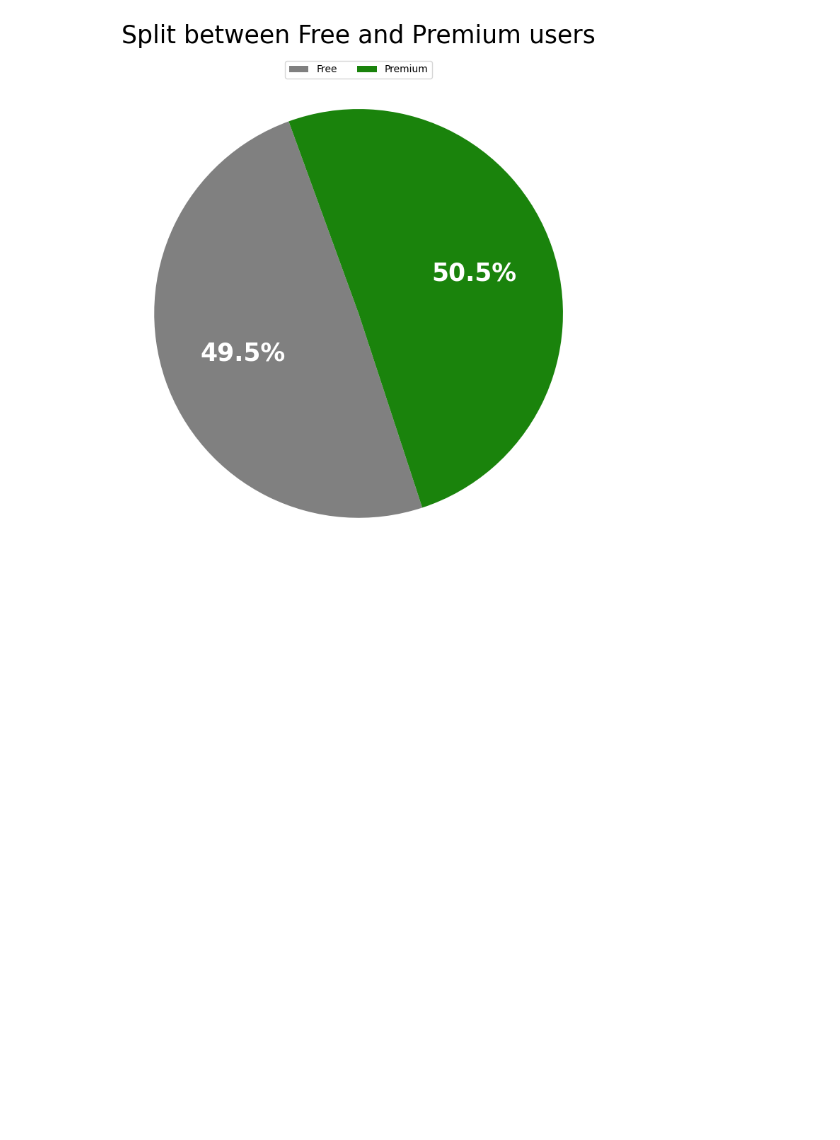
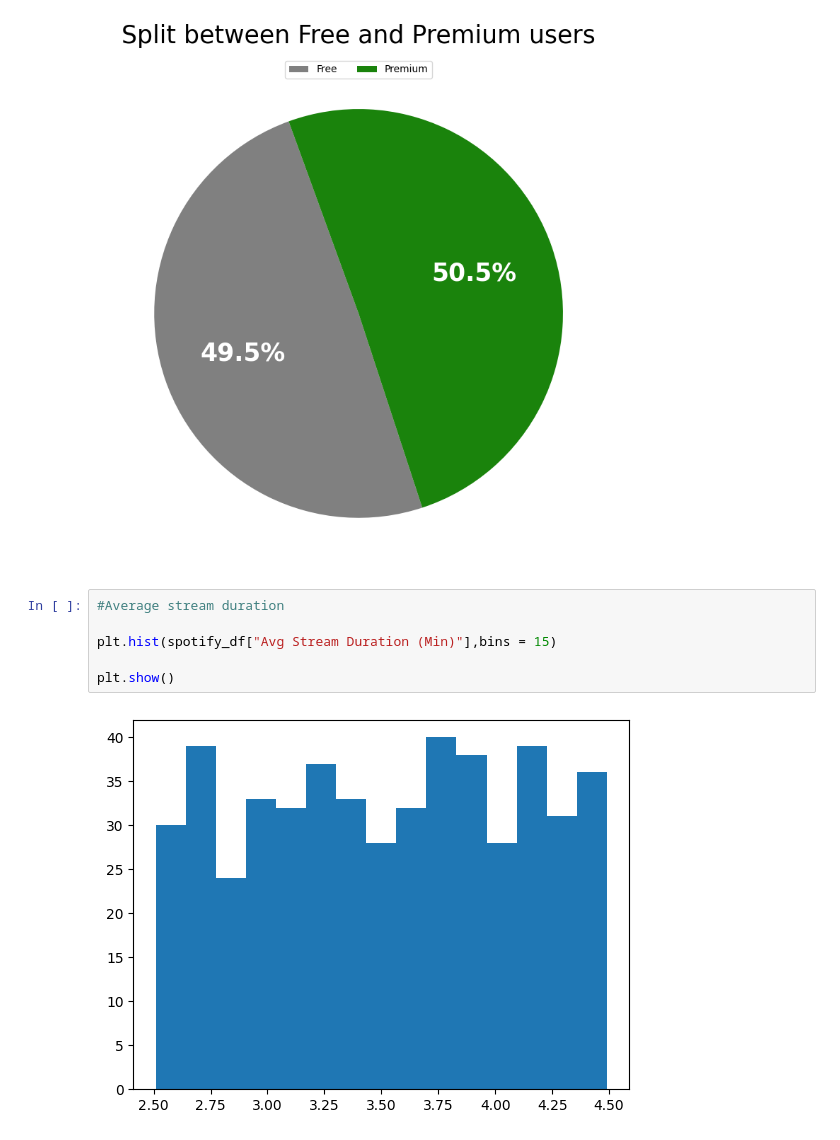
Before and after one commit to shivahari04/learning_plots_sivakami, a Jupyter notebook: notebooks/learning_plots.ipynb, the cells around one changed output. Cells and saved outputs as stored; diff of their text form; blank space fills up the shorter version.

Commit message:
Updating Histograms

```diff
--- a/notebooks/learning_plots.ipynb
+++ b/notebooks/learning_plots.ipynb
@@ -278,3 +278,11 @@ plt.tight_layout()
 plt.show()
 # %% [output]
 [figure]
+# %%
+#Average stream duration
+
+plt.hist(spotify_df["Avg Stream Duration (Min)"],bins = 15)
+
+plt.show()
+# %% [output]
+[figure, added]
```
Also changed, not shown: parts of 1 cell of this notebook.
